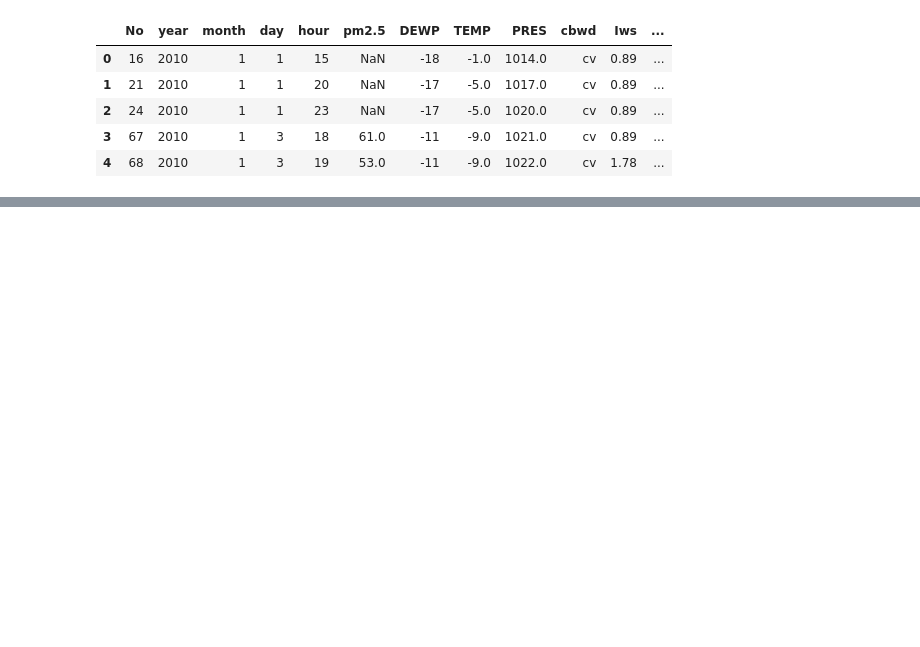
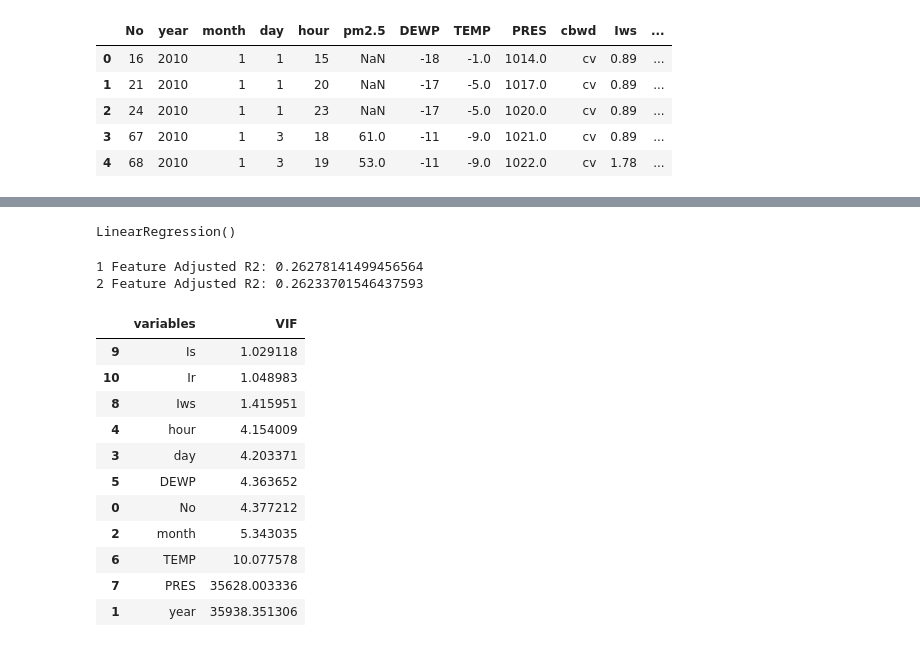
Before and after one commit to Corey-Holton/mini_project, a Jupyter notebook: regression_mini_project_solution.ipynb, the cells around one changed output, grey strips where cells are left out. Saved outputs shown, nothing was run; the diff lists cells and outputs as text; code cells hidden in the pictures; blank space fills up the shorter version.

```diff
--- a/regression_mini_project_solution.ipynb
+++ b/regression_mini_project_solution.ipynb
@@ -80,0 +168,12 @@ model_dict
+# %%
+# Train two models using the different X variables
+
+# Create the models
+lr1 = LinearRegression()
+lr2 = LinearRegression()
+
+# Fit the models
+lr1.fit(X_full_train, y_train)
+lr2.fit(X_sel_train, y_train)
+# %% [output]
+LinearRegression()
@@ -80,0 +186,36 @@ model_dict
+# %%
+# Compare the adjusted r-squared of the two models
+adj_score1 = r2_adj(X_full_test, y_test, lr1)
+adj_score2 = r2_adj(X_sel_test, y_test, lr2)
+print(f"1 Feature Adjusted R2: {adj_score1}")
+print(f"2 Feature Adjusted R2: {adj_score2}")
+# %% [output]
+1 Feature Adjusted R2: 0.26278141499456564
+2 Feature Adjusted R2: 0.26233701546437593
+# %%
+# Create a function to calculate VIF
+from statsmodels.stats.outliers_influence import variance_inflation_factor
+
+def calc_vif(X):
+    vif = pd.DataFrame()
+    vif["variables"] = X.columns
+    vif["VIF"] = [variance_inflation_factor(X.values, i) for i in range(X.shape[1])]
+
+    return(vif)
+# %%
+# Calculate vif for the dataframe
+
+calc_vif(X).sort_values("VIF")
+# %% [output]
+|  | variables | VIF |
+| 9 | Is | 1.029118 |
+| 10 | Ir | 1.048983 |
+| 8 | Iws | 1.415951 |
+| 4 | hour | 4.154009 |
+| 3 | day | 4.203371 |
+| 5 | DEWP | 4.363652 |
+| 0 | No | 4.377212 |
+| 2 | month | 5.343035 |
+| 6 | TEMP | 10.077578 |
+| 7 | PRES | 35628.003336 |
+| 1 | year | 35938.351306 |
```
Also changed, not shown: parts of 21 cells of this notebook.
